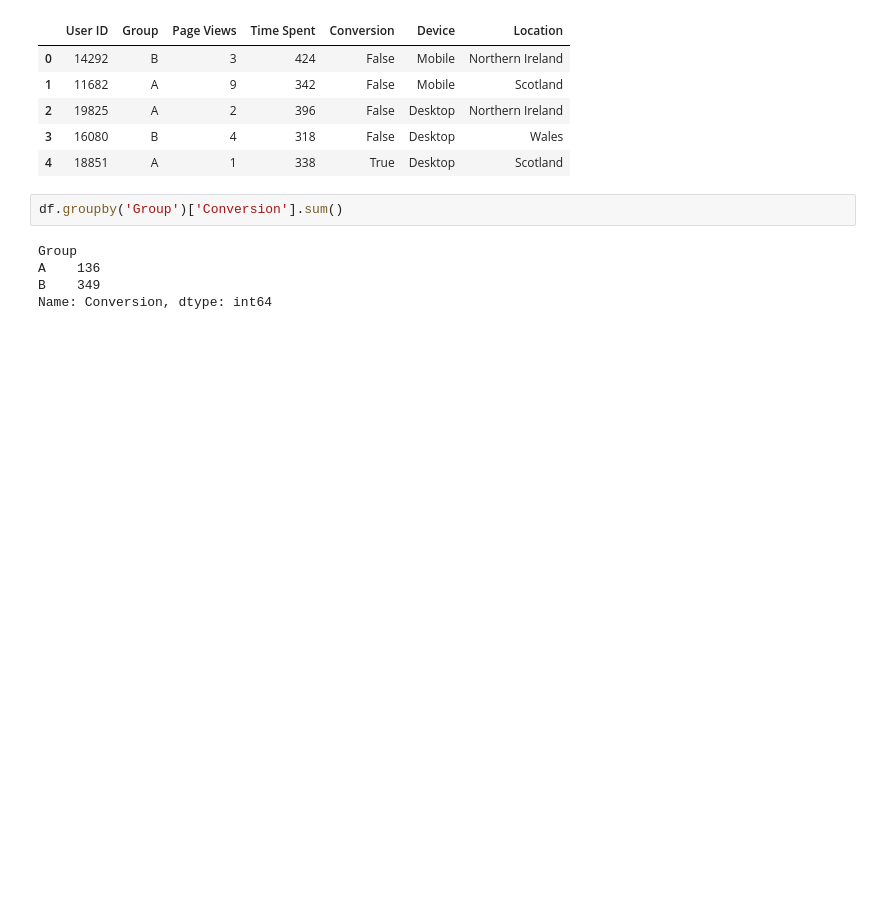
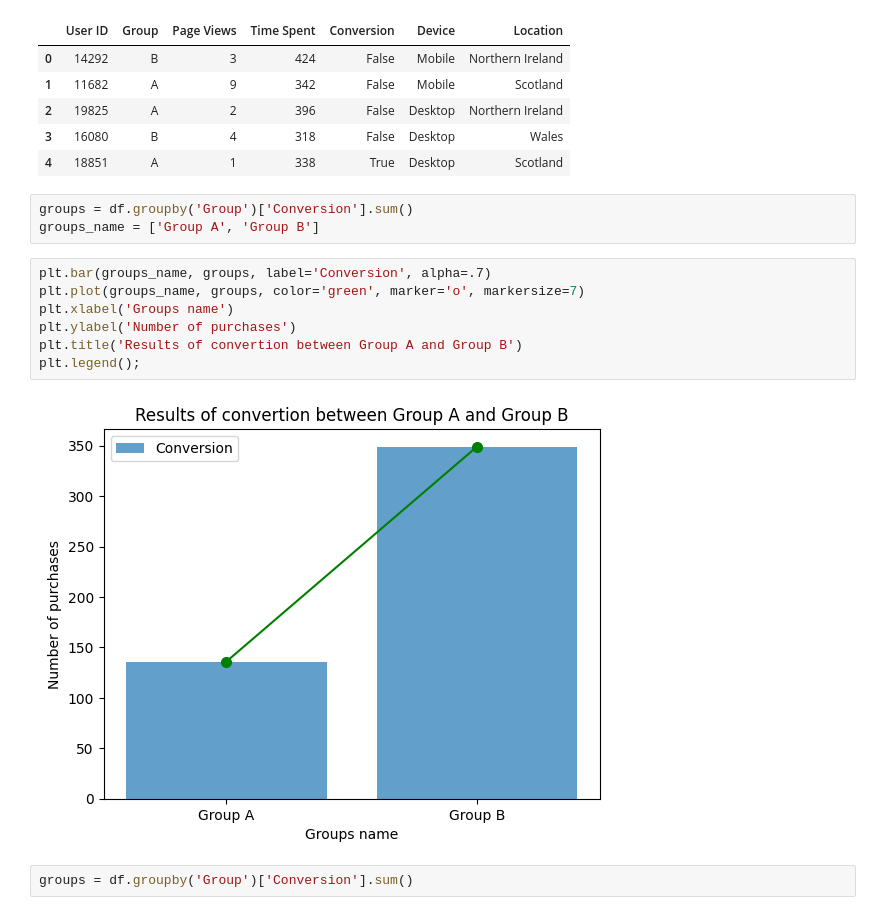
Before and after one commit to ArmanVasilovich/kaggle, a Jupyter notebook: ab-testing-practice/ab-testing-practice.ipynb, the cells around one changed output. Drawn from its saved outputs; the diff is of its cells as text; blank space fills up the shorter version.

```diff
--- a/ab-testing-practice/ab-testing-practice.ipynb
+++ b/ab-testing-practice/ab-testing-practice.ipynb
@@ -86,10 +87,17 @@ df.head()
 | 2 | 19825 | A | 2 | 396 | False | Desktop | Northern Ireland |
 | 3 | 16080 | B | 4 | 318 | False | Desktop | Wales |
 | 4 | 18851 | A | 1 | 338 | True | Desktop | Scotland |
+# %%
+groups = df.groupby('Group')['Conversion'].sum()
+groups_name = ['Group A', 'Group B']
+# %%
+plt.bar(groups_name, groups, label='Conversion', alpha=.7)
+plt.plot(groups_name, groups, color='green', marker='o', markersize=7)
+plt.xlabel('Groups name')
+plt.ylabel('Number of purchases')
+plt.title('Results of convertion between Group A and Group B')
+plt.legend();
+# %% [output]
+[figure, added]
 # %%
-df.groupby('Group')['Conversion'].sum()
+groups = df.groupby('Group')['Conversion'].sum()
-# %% [output]
-Group
-A    136
-B    349
-Name: Conversion, dtype: int64
```
Also changed, not shown: parts of 2 cells of this notebook.
